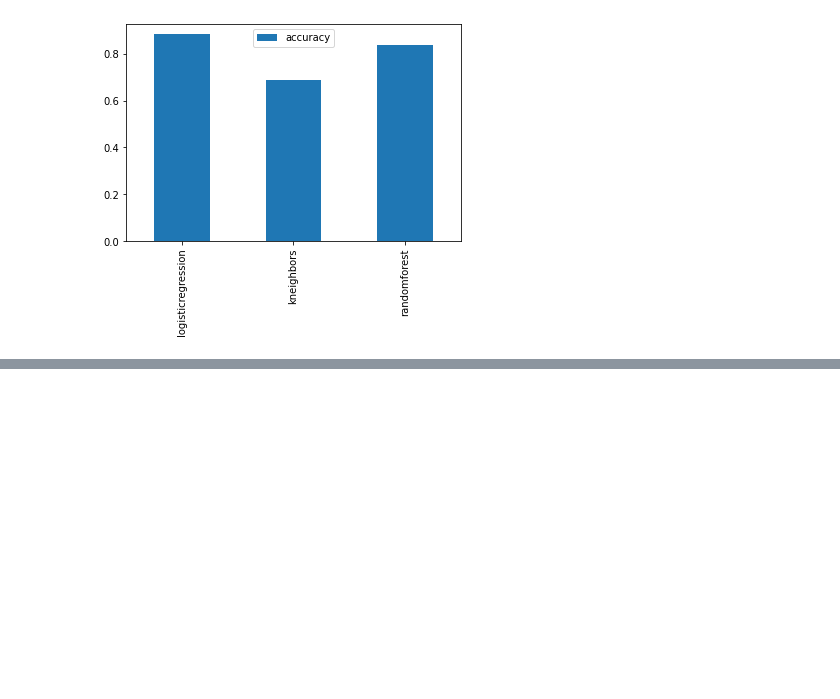
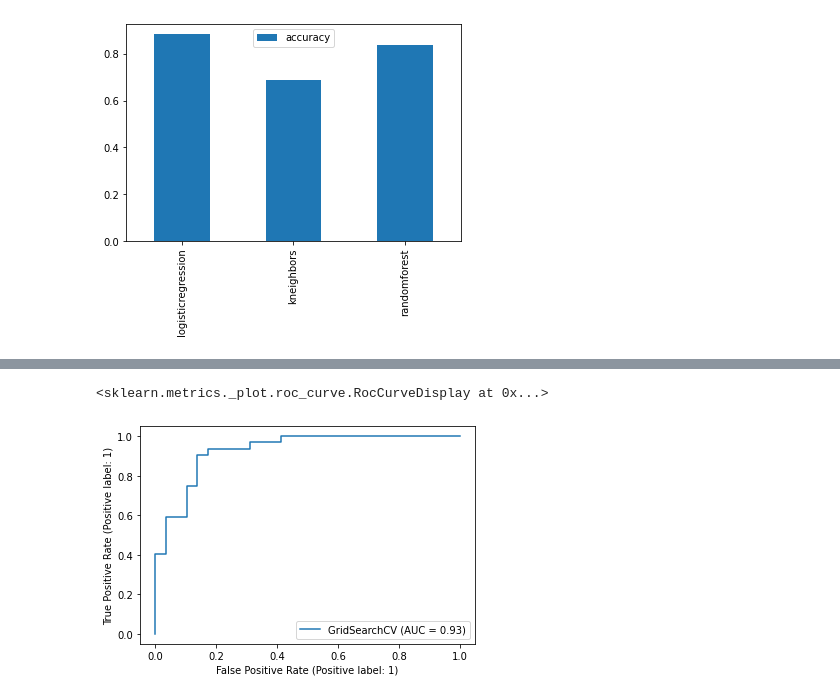
Before and after one commit to siddhesh919/ml-bootcamp, a Jupyter notebook: heart_disease classification.ipynb, the cells around one changed output, grey strips where cells are left out. Drawn from its saved outputs; the diff is of its cells as text; code cells hidden in the pictures; blank space fills up the shorter version.

```diff
--- a/heart_disease classification.ipynb
+++ b/heart_disease classification.ipynb
@@ -315,0 +389,19 @@ model_compare.T.plot.bar()
+# %%
+#hyper parameter tuning
+log_reg_grid={'C':np.logspace(-4,4,20),
+             'solver':['liblinear']}
+
+
+rf_grid={'n_estimators':np.arange(10,1000,20),
+         'max_depth':[None,3,5,10 ,15 ,20 ,30 ,40 ,50],
+         'min_samples_split':np.arange(2,100,2),
+         'min_samples_leaf':np.arange(1,100,2)}
+# %%
+np.random.seed(42)
+rs_log_reg=RandomizedSearchCV(LogisticRegression(),
+                              param_distributions=log_reg_grid,
+                              cv=5,
+                              n_iter=30,
+                              verbose=True)
+
+rs_log_reg.fit(X_train,y_train)
@@ -315,0 +426,7 @@ model_compare.T.plot.bar()
+# %%
+rs_rf=RandomizedSearchCV(RandomForestClassifier(),
+                        param_distributions=rf_grid,
+                        n_iter=40,
+                        cv=5,
+                        verbose=True)
+rs_rf.fit(X_train,y_train)
@@ -315,0 +460,9 @@ model_compare.T.plot.bar()
+# %%
+log_reg_grid={'C':np.logspace(-5,5,50),
+             'solver':['liblinear']}
+gs_log_reg=GridSearchCV(LogisticRegression(),
+                       param_grid=log_reg_grid,
+                       cv=5,
+                       verbose=True)
+
+gs_log_reg.fit(X_train,y_train)
@@ -315,0 +516,5 @@ model_compare.T.plot.bar()
+# %%
+plot_roc_curve(gs_log_reg,X_test,y_test)
+# %% [output]
+<sklearn.metrics._plot.roc_curve.RocCurveDisplay at 0x...>
+[figure, added]
```
Also changed, not shown: parts of 41 cells of this notebook.
